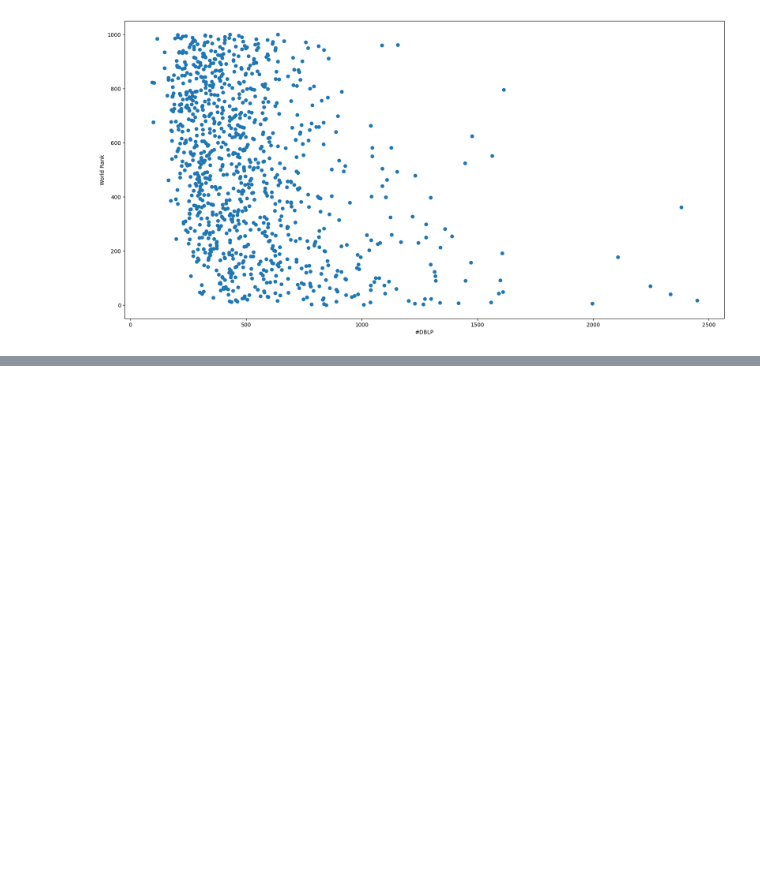
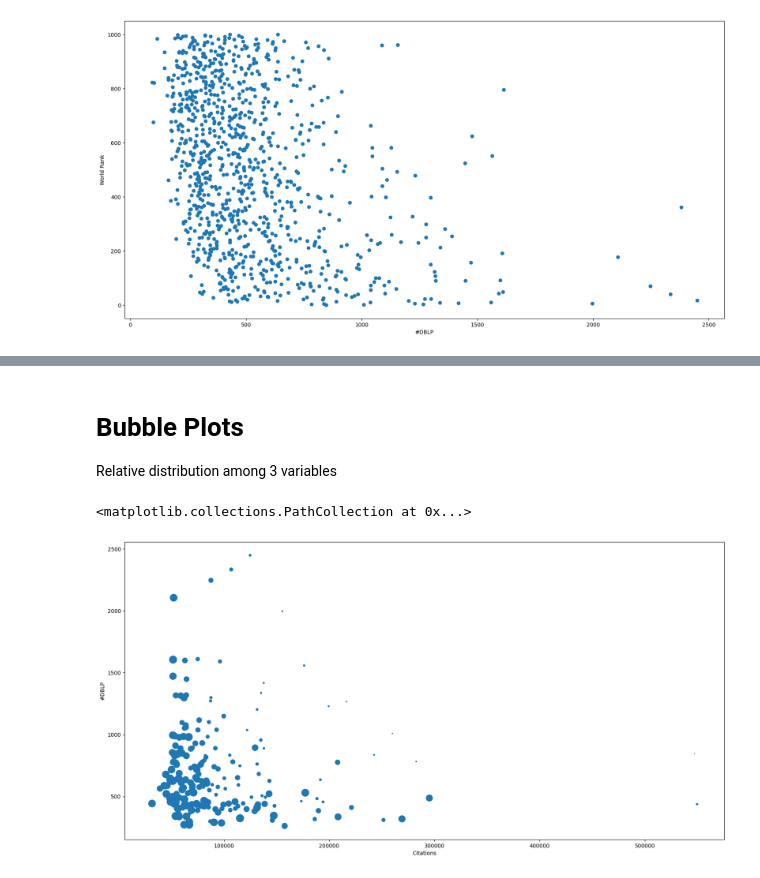
Before and after one commit to Rasel1435/MasterCourse-IT, a Jupyter notebook: Week_4/visualization_with_matplotlib_v2.ipynb, the cells around one changed output, grey strips where cells are left out. Cells and saved outputs as stored; diff of their text form; code cells hidden in the pictures; blank space fills up the shorter version.

```diff
--- a/Week_4/visualization_with_matplotlib_v2.ipynb
+++ b/Week_4/visualization_with_matplotlib_v2.ipynb
@@ -113,0 +122,11 @@ plt.scatter(df['#DBLP'], df['World Rank'])
+# %% [markdown]
+# Bubble Plots
+Relative distribution among 3 variables
+# %%
+plt.xlabel('Citations')
+plt.ylabel('#DBLP')
+
+plt.scatter(df['Citations'][:200], df['#DBLP'][:200], s=df['World Rank'][:200]) # s is the size of bubble
+# %% [output]
+<matplotlib.collections.PathCollection at 0x...>
+[figure, added]
```
Also changed, not shown: parts of 1 cell of this notebook.
